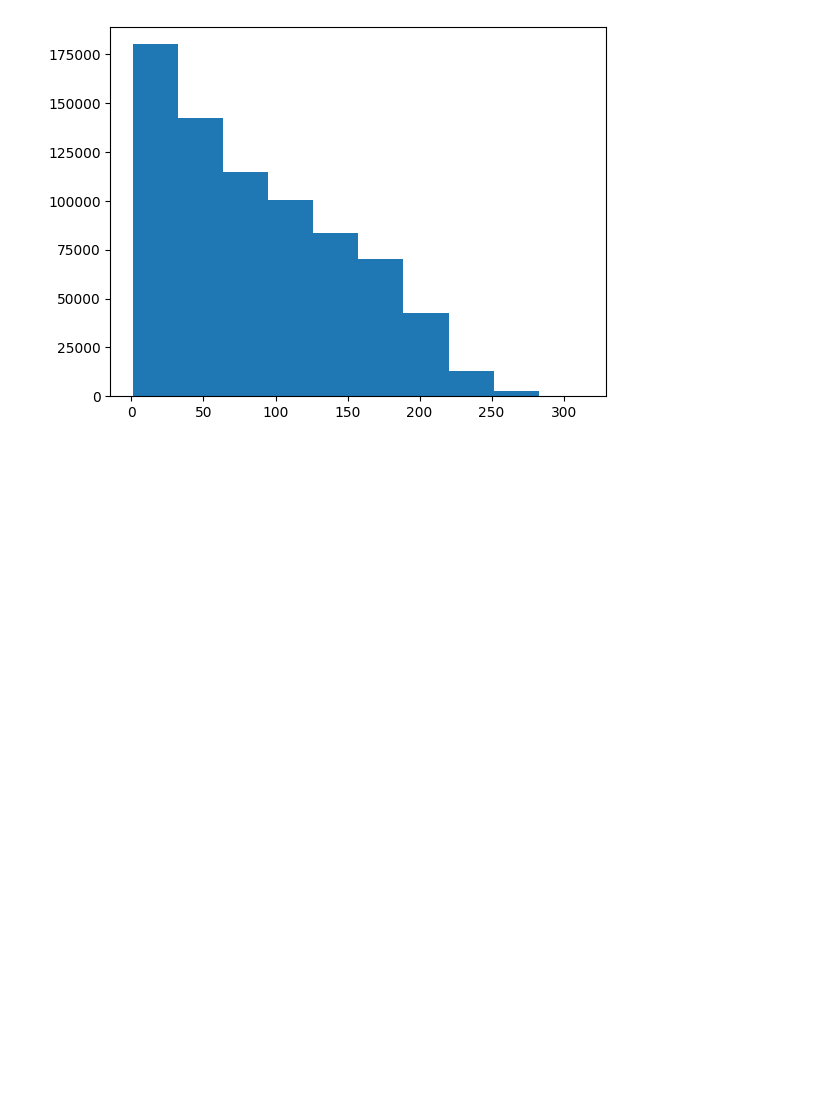
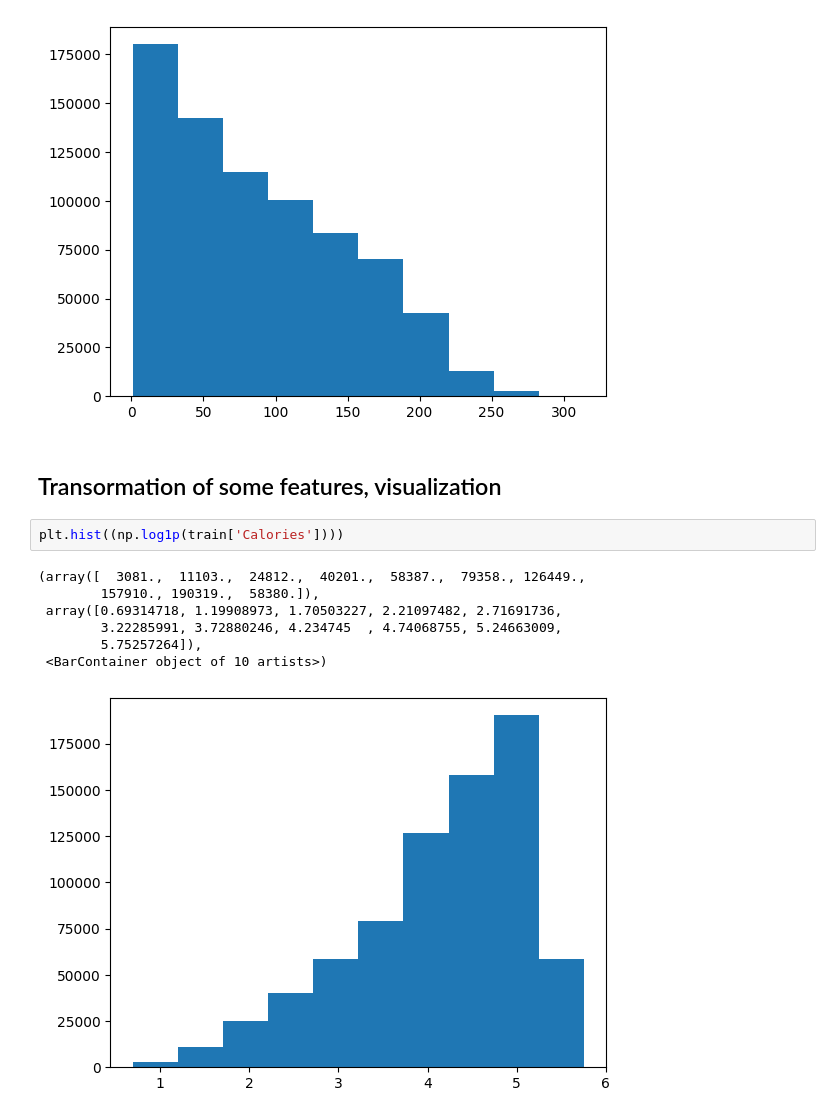
Before and after one commit to satyu2004/Kaggle-Playgrounds, a Jupyter notebook: playground-series-s5e5/EDA Basics.ipynb, the cells around one changed output. Saved outputs shown, nothing was run; the diff lists cells and outputs as text; blank space fills up the shorter version.

```diff
--- a/playground-series-s5e5/EDA Basics.ipynb
+++ b/playground-series-s5e5/EDA Basics.ipynb
@@ -231,3 +237,15 @@ plt.hist(((train['Calories'])))
         282.7, 314. ]),
  <BarContainer object of 10 artists>)
 [figure]
+# %% [markdown]
+## Transormation of some features, visualization
+# %%
+plt.hist((np.log1p(train['Calories'])))
+# %% [output]
+(array([  3081.,  11103.,  24812.,  40201.,  58387.,  79358., 126449.,
+        157910., 190319.,  58380.]),
+ array([0.69314718, 1.19908973, 1.70503227, 2.21097482, 2.71691736,
+        3.22285991, 3.72880246, 4.234745  , 4.74068755, 5.24663009,
+        5.75257264]),
+ <BarContainer object of 10 artists>)
+[figure, added]
```
Also changed, not shown: parts of 4 cells of this notebook, 17 other files.
